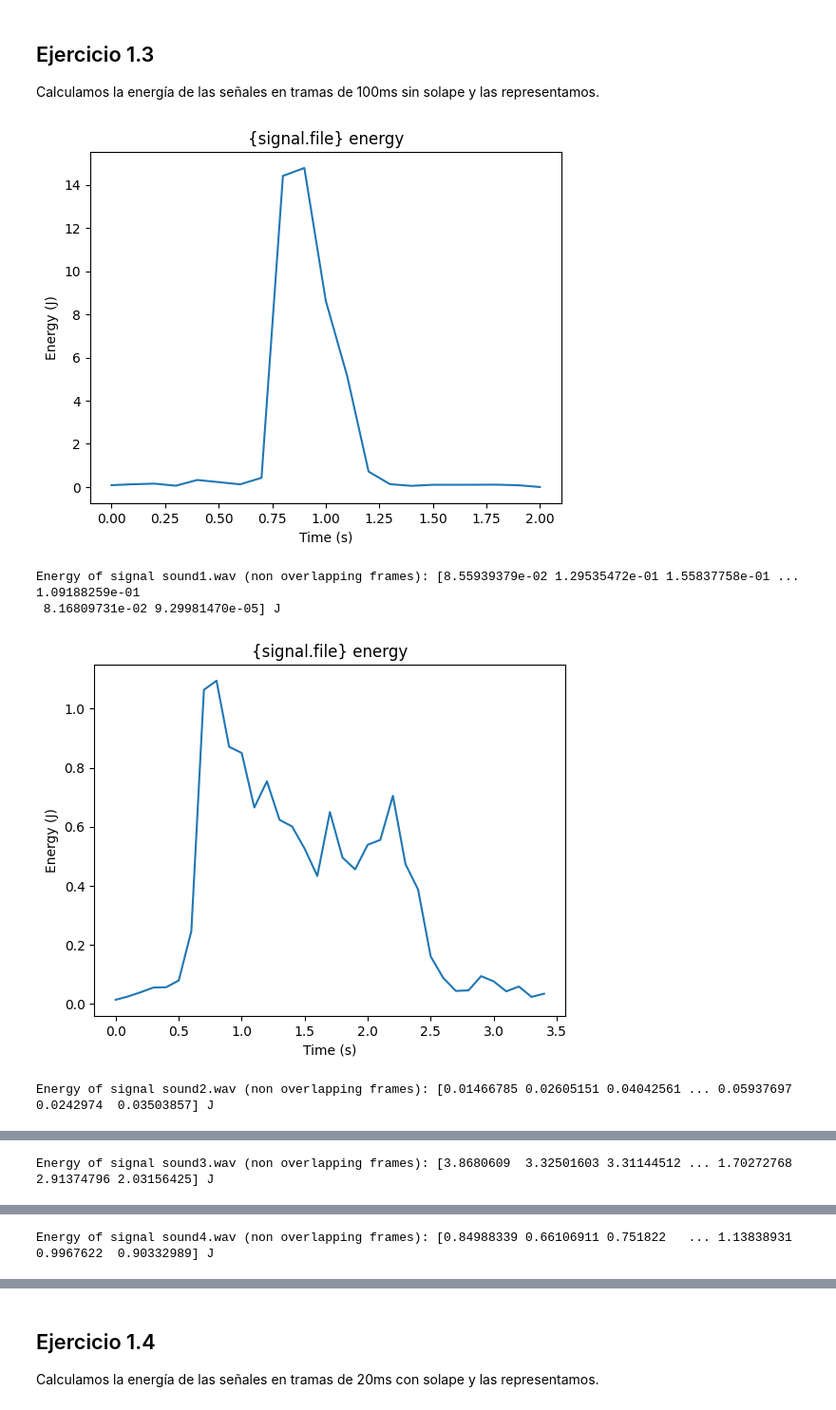
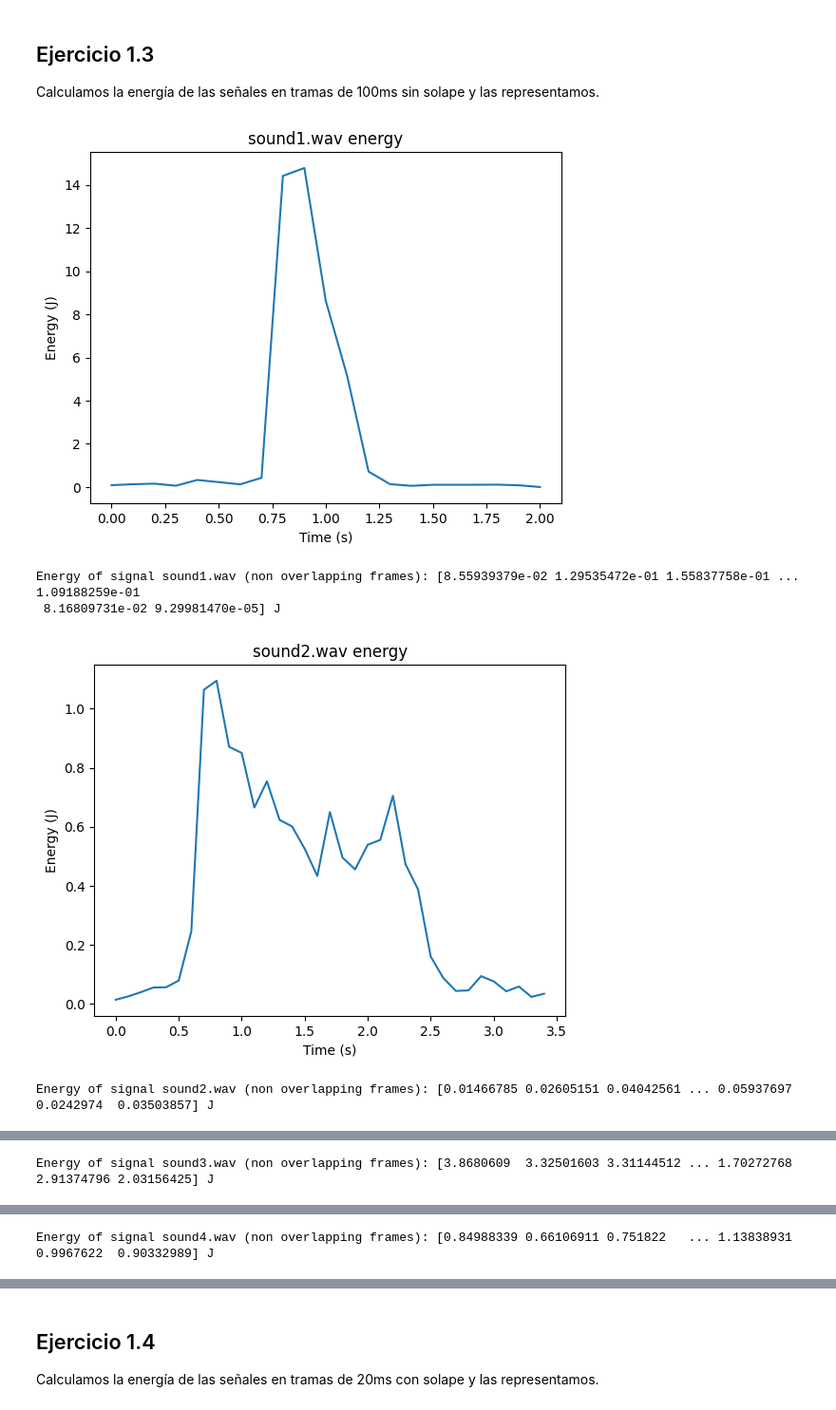
Before and after one commit to carlosedm10/joan-tds, a Jupyter notebook: pracs/prac1/python/prac1.ipynb, the cells around one changed output, grey strips where cells are left out. Shown at 95% size. Saved outputs shown, nothing was run; the diff lists cells and outputs as text; code cells hidden in the pictures.

```diff
--- a/pracs/prac1/python/prac1.ipynb
+++ b/pracs/prac1/python/prac1.ipynb
@@ -41,9 +41,7 @@ def plot_continuous(signal, fs, title, ylabel=None):
 
     plt.plot(t, signal)
     plt.xlabel("Time (s)")
-
-    if title:
-        plt.title(title)
+    plt.title(title)
 
     if ylabel:
         plt.ylabel(ylabel)
@@ -67,9 +65,7 @@ def plot_continuous_discrete(signal, fs, title):
     ax[1].set_xlabel("n")
     ax[1].set_title("Discrete")
 
-    if title:
-        fig.suptitle(title)
-
+    fig.suptitle(title)
     plt.show()
 
 
@@ -202,34 +198,34 @@ Calculamos la energía de las señales en tramas de 100ms sin solape y las repre
 # %%
 E_frames = []
 
 frame_duration = 0.1  # frame duration in seconds
 fs = 1 / frame_duration
 
 for signal in signals:
     # get the energy of the signal in overlapping frames of 100ms
     E_frame = (non_overlapping_frames(signal.y, signal.fs, frame_duration) ** 2).sum(
         axis=0
     )
     E_frames.append(E_frame)
 
     # plot the energy of the signal in continuous time
-    plot_continuous(E_frame, fs, "{signal.file} energy", ylabel="Energy (J)")
+    plot_continuous(E_frame, fs, f"{signal.file} energy", ylabel="Energy (J)")
     print(f"Energy of signal {signal.file} (non overlapping frames): {E_frame} J")
 
 for E_frame in E_frames:
     # add the energy of the signal to the final plot with the energy of all the signals
     t = np.arange(len(E_frame)) * signal.fs
     plt.plot(t, E_frame)
 
 # plot the energy of all the signals in discrete time
 plt.xlabel("n")
 plt.ylabel("Energy (J)")
 plt.title("Energy of the signals (non overlapping frames)")
 plt.legend([signal.file for signal in signals])
 plt.show()
 # %% [output]
-[figure, old version]
+[figure, new version]
 Energy of signal sound1.wav (non overlapping frames): [8.55939379e-02 1.29535472e-01 1.55837758e-01 ... 1.09188259e-01
  8.16809731e-02 9.29981470e-05] J
-[figure, old version]
+[figure, new version]
 Energy of signal sound2.wav (non overlapping frames): [0.01466785 0.02605151 0.04042561 ... 0.05937697 0.0242974  0.03503857] J
```
Also changed, not shown: parts of 3 cells of this notebook, 15 other files.
